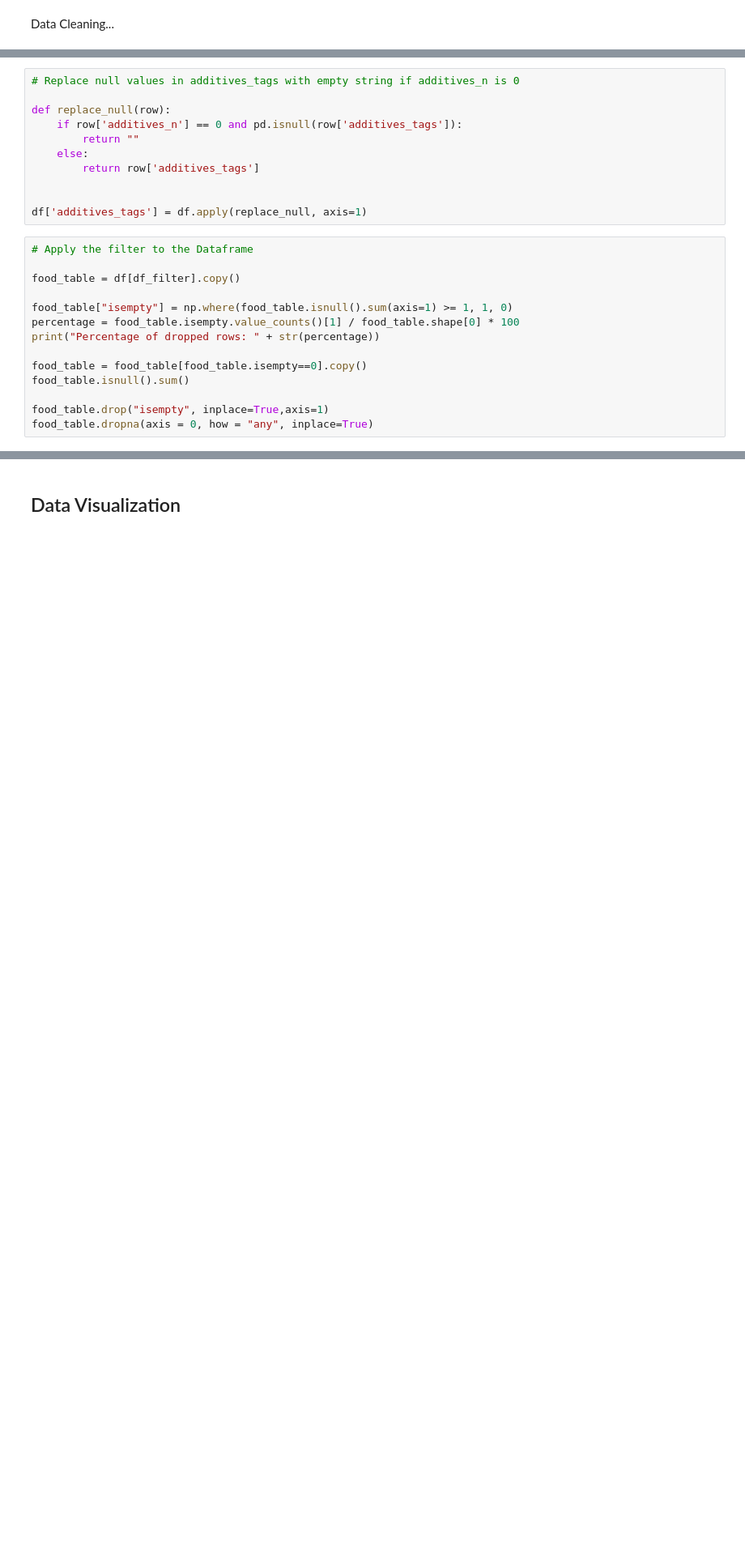
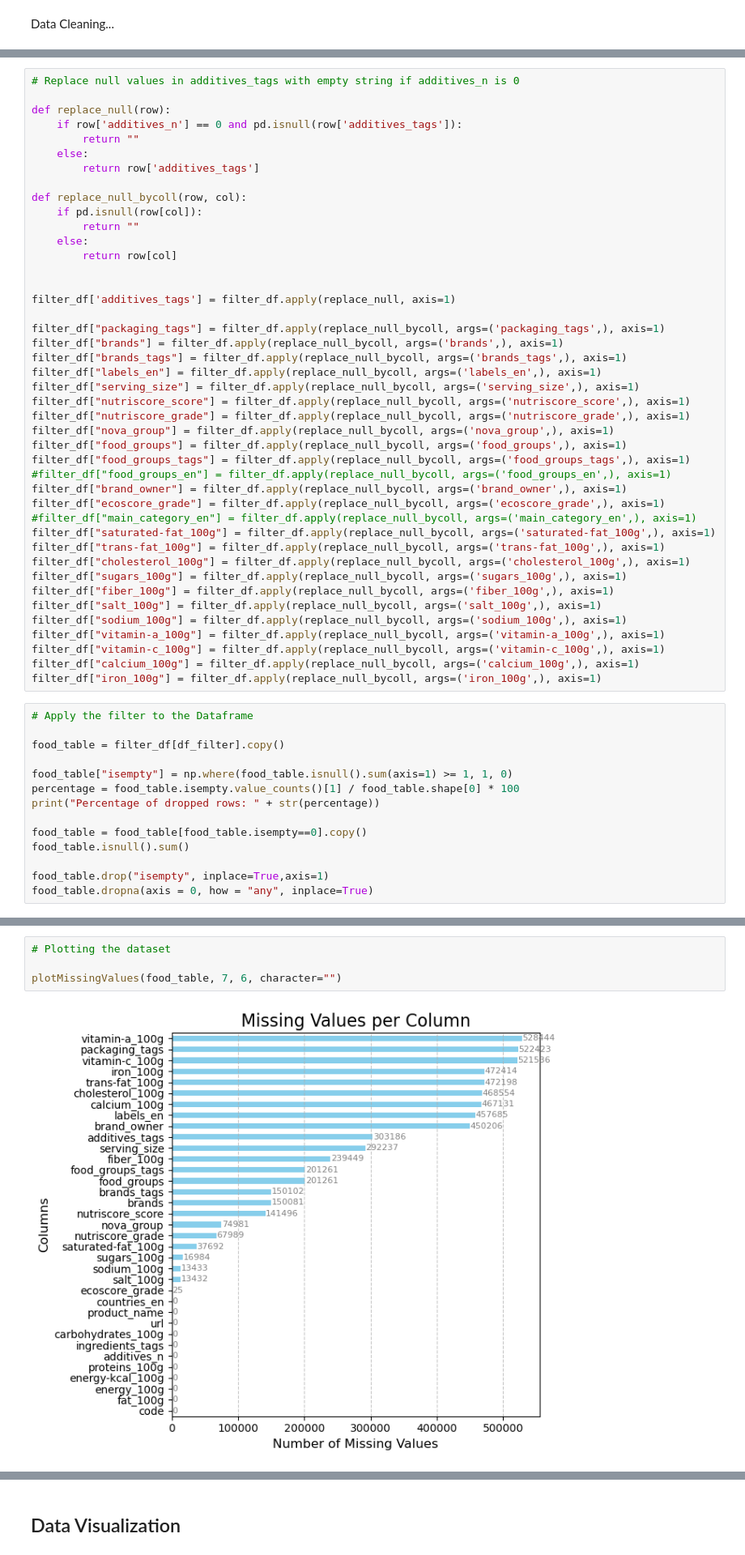
Before and after one commit to GreedyJacques/graphle, a Jupyter notebook: code/dataCleaning.ipynb, the cells around one changed output, grey strips where cells are left out. Shown: that part at 81% size. Drawn from its saved outputs; the diff is of its cells as text; blank space fills up the shorter version.

```diff
--- a/code/dataCleaning.ipynb
+++ b/code/dataCleaning.ipynb
@@ -165,12 +173,44 @@ def replace_null(row):
     else:
         return row['additives_tags']
 
+def replace_null_bycoll(row, col):
+    if pd.isnull(row[col]):
+        return ""
+    else:
+        return row[col]
 
-df['additives_tags'] = df.apply(replace_null, axis=1)
+
+filter_df['additives_tags'] = filter_df.apply(replace_null, axis=1)
+
+filter_df["packaging_tags"] = filter_df.apply(replace_null_bycoll, args=('packaging_tags',), axis=1)
+filter_df["brands"] = filter_df.apply(replace_null_bycoll, args=('brands',), axis=1)
+filter_df["brands_tags"] = filter_df.apply(replace_null_bycoll, args=('brands_tags',), axis=1)
+filter_df["labels_en"] = filter_df.apply(replace_null_bycoll, args=('labels_en',), axis=1)
+filter_df["serving_size"] = filter_df.apply(replace_null_bycoll, args=('serving_size',), axis=1)
+filter_df["nutriscore_score"] = filter_df.apply(replace_null_bycoll, args=('nutriscore_score',), axis=1)
+filter_df["nutriscore_grade"] = filter_df.apply(replace_null_bycoll, args=('nutriscore_grade',), axis=1)
+filter_df["nova_group"] = filter_df.apply(replace_null_bycoll, args=('nova_group',), axis=1)
+filter_df["food_groups"] = filter_df.apply(replace_null_bycoll, args=('food_groups',), axis=1)
+filter_df["food_groups_tags"] = filter_df.apply(replace_null_bycoll, args=('food_groups_tags',), axis=1)
+#filter_df["food_groups_en"] = filter_df.apply(replace_null_bycoll, args=('food_groups_en',), axis=1)
+filter_df["brand_owner"] = filter_df.apply(replace_null_bycoll, args=('brand_owner',), axis=1)
+filter_df["ecoscore_grade"] = filter_df.apply(replace_null_bycoll, args=('ecoscore_grade',), axis=1)
+#filter_df["main_category_en"] = filter_df.apply(replace_null_bycoll, args=('main_category_en',), axis=1)
+filter_df["saturated-fat_100g"] = filter_df.apply(replace_null_bycoll, args=('saturated-fat_100g',), axis=1)
+filter_df["trans-fat_100g"] = filter_df.apply(replace_null_bycoll, args=('trans-fat_100g',), axis=1)
+filter_df["cholesterol_100g"] = filter_df.apply(replace_null_bycoll, args=('cholesterol_100g',), axis=1)
+filter_df["sugars_100g"] = filter_df.apply(replace_null_bycoll, args=('sugars_100g',), axis=1)
+filter_df["fiber_100g"] = filter_df.apply(replace_null_bycoll, args=('fiber_100g',), axis=1)
+filter_df["salt_100g"] = filter_df.apply(replace_null_bycoll, args=('salt_100g',), axis=1)
+filter_df["sodium_100g"] = filter_df.apply(replace_null_bycoll, args=('sodium_100g',), axis=1)
+filter_df["vitamin-a_100g"] = filter_df.apply(replace_null_bycoll, args=('vitamin-a_100g',), axis=1)
+filter_df["vitamin-c_100g"] = filter_df.apply(replace_null_bycoll, args=('vitamin-c_100g',), axis=1)
+filter_df["calcium_100g"] = filter_df.apply(replace_null_bycoll, args=('calcium_100g',), axis=1)
+filter_df["iron_100g"] = filter_df.apply(replace_null_bycoll, args=('iron_100g',), axis=1)
 # %%
 # Apply the filter to the Dataframe
 
-food_table = df[df_filter].copy()
+food_table = filter_df[df_filter].copy()
 
 food_table["isempty"] = np.where(food_table.isnull().sum(axis=1) >= 1, 1, 0)
 percentage = food_table.isempty.value_counts()[1] / food_table.shape[0] * 100
@@ -189,0 +230,6 @@ food_table.shape
+# %%
+# Plotting the dataset
+
+plotMissingValues(food_table, 7, 6, character="")
+# %% [output]
+[figure, added]
```
Also changed, not shown: parts of 39 cells of this notebook.
